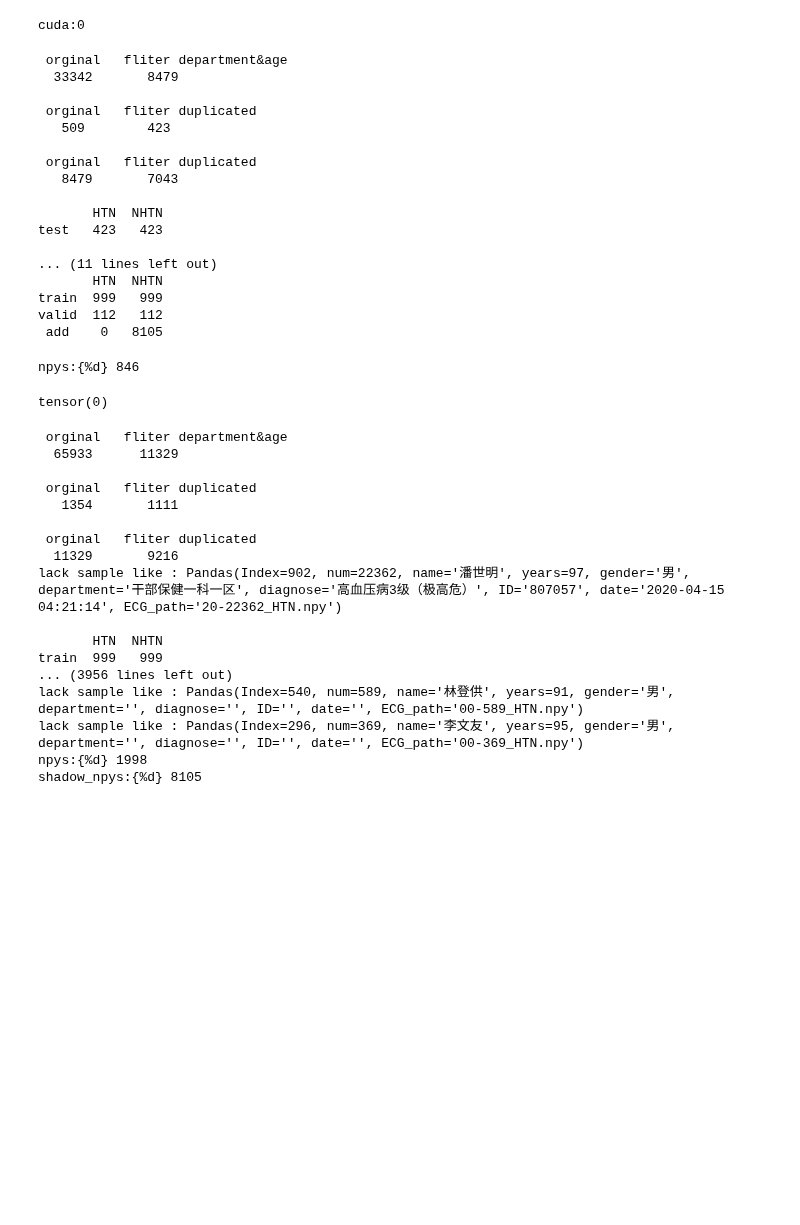
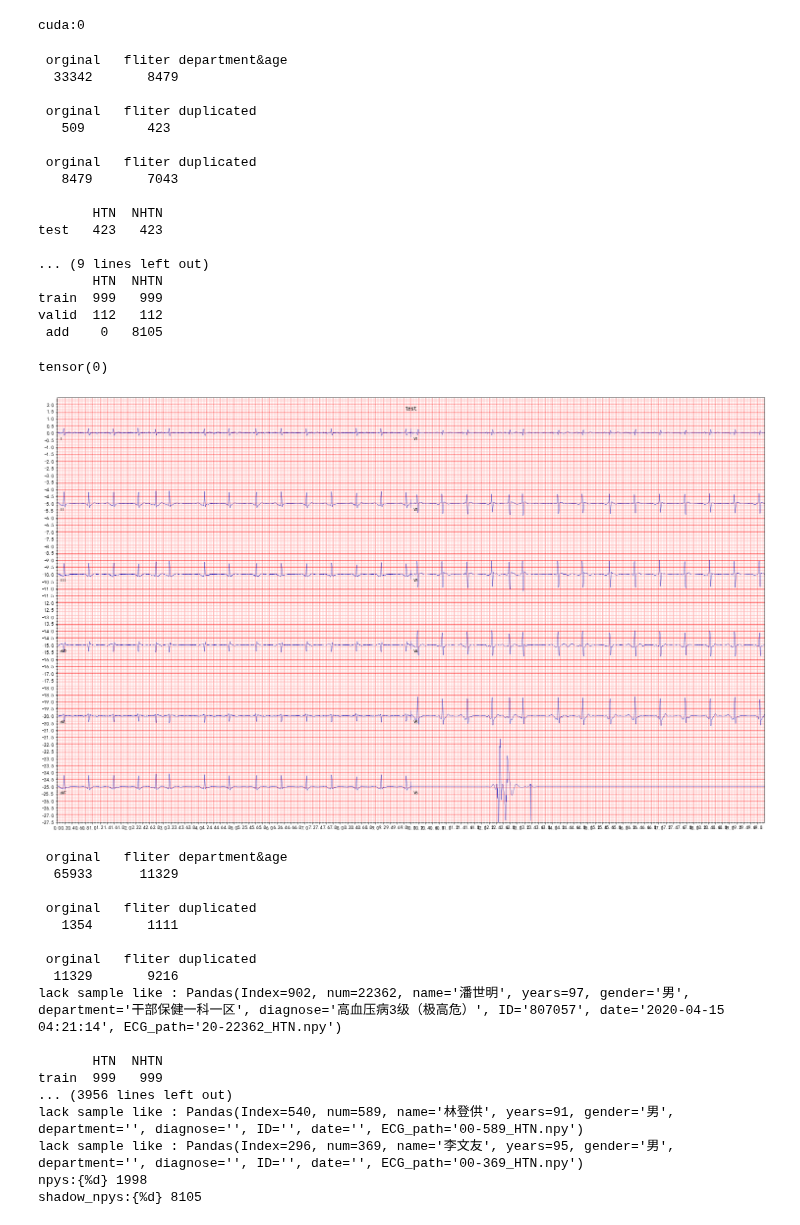
Before and after one commit to LiangBeam9810/Interpretable_HTN, a Jupyter notebook: main.ipynb, the cells around one changed output. Cells and saved outputs as stored; diff of their text form; code cells hidden in the pictures; blank space fills up the shorter version.

```diff
--- a/main.ipynb
+++ b/main.ipynb
@@ -50,7 +50,7 @@ cuda:0
 # %%
 data = select_dataset.splite_dataset('/workspace/data/Preprocess_HTN/data/',True)
 # %%
-test_list = data.__get_test_file_list__(True,'外科')
+test_list = data.__get_test_file_list__(False,'外科')
 valid_list,train_list,addition_train_list = data.__get_VT_file_list__(0.9,True,'外科')  # type: ignore
 # %% [output]
  orginal   fliter department&age
@@ -65,21 +65,21 @@ valid_list,train_list,addition_train_list = data.__get_VT_file_list__(0.9,True,'
        HTN  NHTN
 test   423   423
 
-... (11 lines left out)
+... (9 lines left out)
        HTN  NHTN
 train  999   999
 valid  112   112
  add    0   8105
+# %%
+test_Dataset = ecg_get_data.ECG_Dataset(ECG_root,test_list,EcgChannles_num,EcgLength_num,position_encode=False,denoise_flag= True)
 # %%
-test_Dataset = ecg_get_data.ECG_Dataset(ECG_root,test_list,EcgChannles_num,EcgLength_num,position_encode=False,denoise_flag= False)
-ECG,label = test_Dataset.__getitem__(21)
+ECG,label = test_Dataset.__getitem__(686)
 #inf,path = train_Dataset.get_basic_inf(55)
-#ecg_plot.plot(ECG*3500/1000, sample_rate = 500, title = "test",row_height= 10,show_grid=True,show_separate_line=True)
+ecg_plot.plot(ECG*3.5, sample_rate = 500, title = "test",row_height= 10,show_grid=True,show_separate_line=True)
 label
-#ecg_plot.save_as_png(inf[1],'/workspace/data/OneDrive - mail.hfut.edu.cn/ECG/Interpretable_HTN//PNG_ECG/',dpi = 100)
 # %% [output]
-npys:{%d} 846
+tensor(0)
-tensor(0)
+[figure, added]
 # %%
 BATCH_SIZE = 128
 
```
Also changed, not shown: parts of 1 cell of this notebook, 12 other files.
